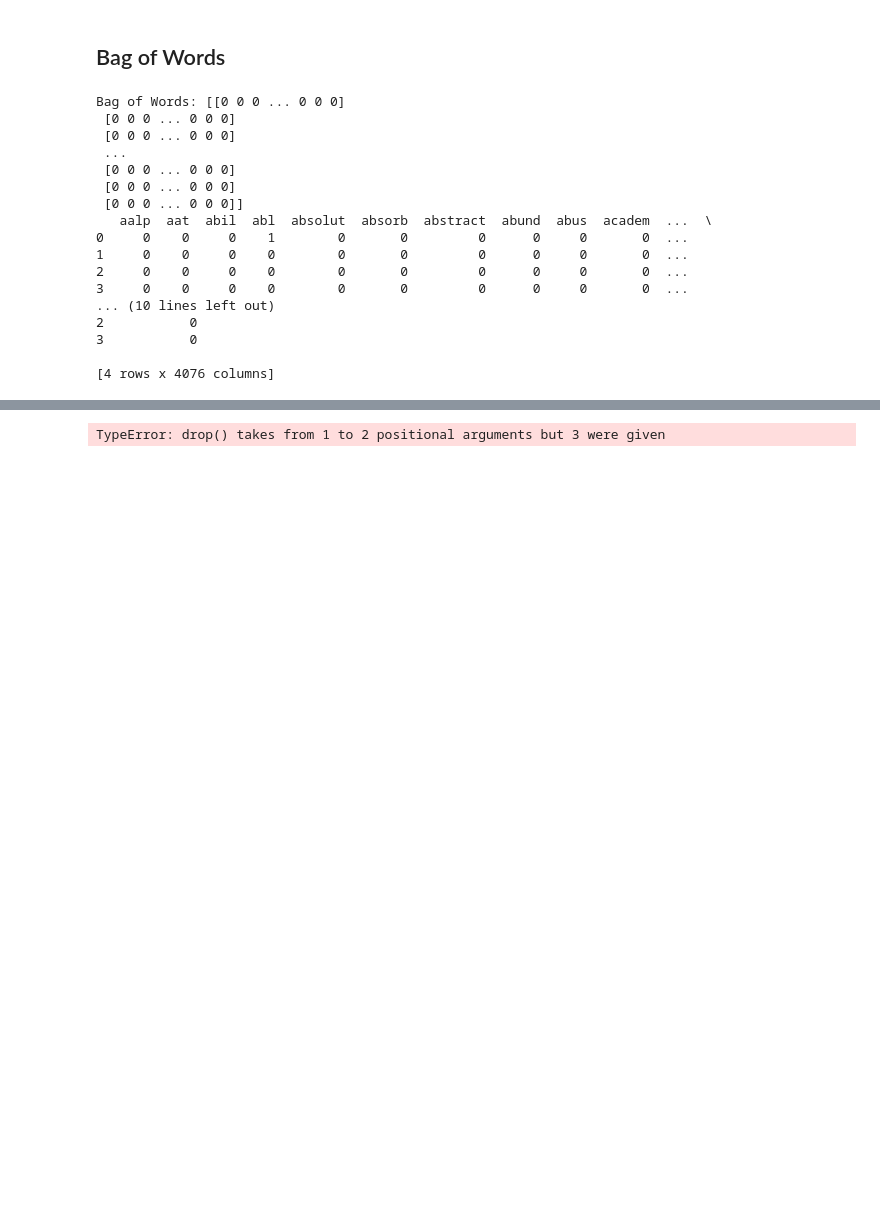
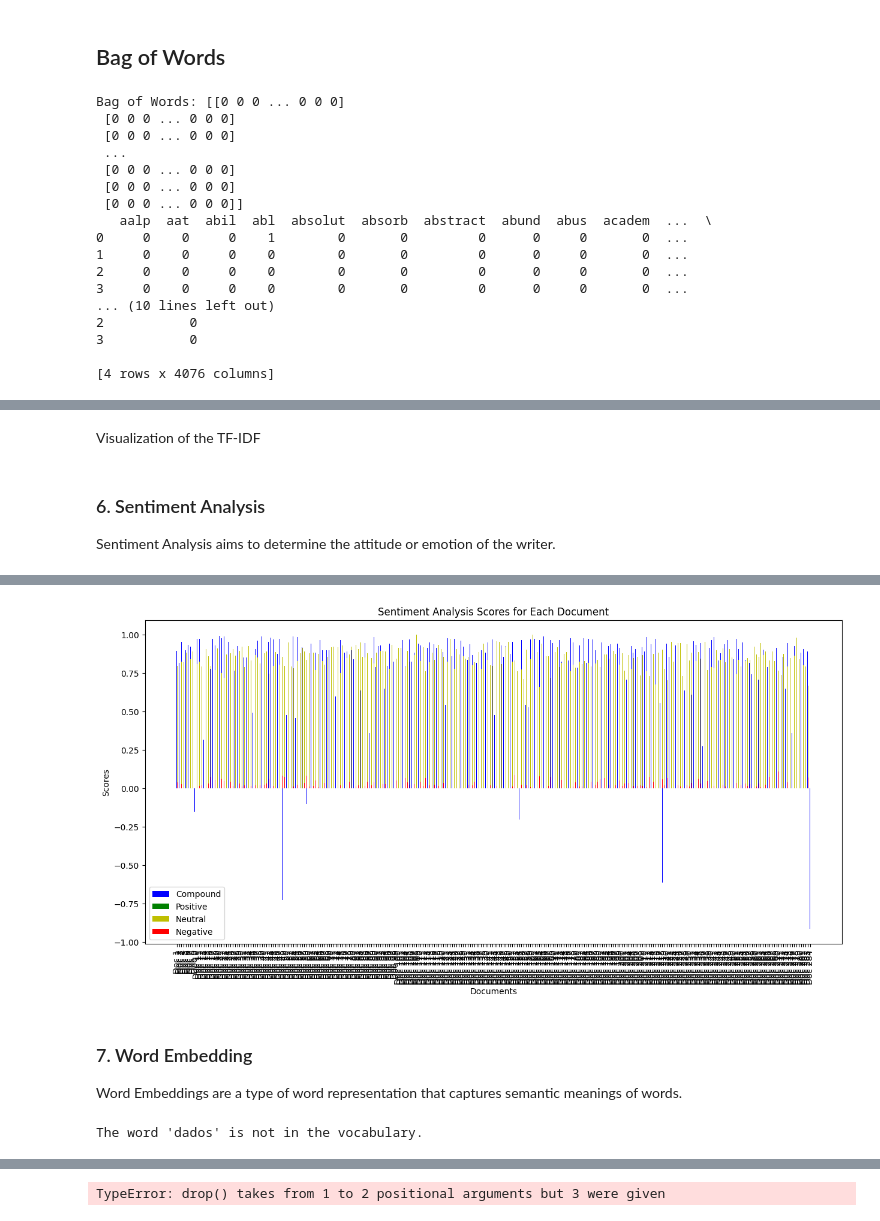
Before and after one commit to MartaFradique/project-icd, a Jupyter notebook: main.ipynb, the cells around one changed output, grey strips where cells are left out. Cells and saved outputs as stored; diff of their text form; code cells hidden in the pictures; blank space fills up the shorter version.

```diff
--- a/main.ipynb
+++ b/main.ipynb
@@ -426,0 +631,2 @@ KeyboardInterrupt:
+# %% [markdown]
+Visualization of the TF-IDF
@@ -426,0 +648,49 @@ KeyboardInterrupt:
+# %% [markdown]
+### 6. Sentiment Analysis
+Sentiment Analysis aims to determine the attitude or emotion of the writer.
+# %%
+import nltk
+from nltk.sentiment import SentimentIntensityAnalyzer
+import pandas as pd
+
+# Assuming 'Title' is the column name in your dataset
+documents = data['Title'].astype(str).tolist()
+
+# Download the VADER lexicon file
+nltk.download('vader_lexicon')
+
+# Initialize SentimentIntensityAnalyzer
+sia = SentimentIntensityAnalyzer()
+
+# Initialize lists to store sentiment components
+compound_scores = []
+positive_scores = []
+neutral_scores = []
+negative_scores = []
+
+# Analyze sentiment for each document in the list
+for doc in documents:
+    sentiment = sia.polarity_scores(doc)
+    compound_scores.append(sentiment['compound'])
+    positive_scores.append(sentiment['pos'])
+    neutral_scores.append(sentiment['neu'])
+    negative_scores.append(sentiment['neg'])
+
+# Create the plot
+labels = [f"Doc {i+1}" for i in range(len(documents))]
+x = range(len(labels))
+
+plt.figure(figsize=(15, 7))
+
+plt.bar(x, compound_scores, width=0.2, label='Compound', color='b', align='center')
+plt.bar(x, positive_scores, width=0.2, label='Positive', color='g', align='edge')
+plt.bar(x, neutral_scores, width=0.2, label='Neutral', color='y', align='edge')
+plt.bar(x, negative_scores, width=0.2, label='Negative', color='r', align='edge')
+
+plt.xlabel('Documents')
+plt.ylabel('Scores')
+plt.title('Sentiment Analysis Scores for Each Document')
+plt.xticks(x, labels, rotation='vertical')
+plt.legend()
+plt.show()
+# %% [output]
@@ -426,0 +699,24 @@ KeyboardInterrupt:
+[figure, added]
+# %% [markdown]
+### 7. Word Embedding
+Word Embeddings are a type of word representation that captures semantic meanings of words.
+# %%
+from gensim.models import Word2Vec
+from nltk.tokenize import word_tokenize
+
+# Assuming 'Title' is the column name in your dataset
+documents = data['Title'].astype(str).tolist()
+
+# Tokenize and lowercase each document in the documents list
+tokenized_documents = [word_tokenize(doc.lower()) for doc in documents]
+
+# Train a Word2Vec model
+model = Word2Vec(tokenized_documents, min_count=1)
+
+# Access the word embedding for the word 'dados'
+if 'dados' in model.wv:
+    print("Word Embedding for 'dados':", model.wv['dados'])
+else:
+    print("The word 'dados' is not in the vocabulary.")
+# %% [output]
+The word 'dados' is not in the vocabulary.
```
Also changed, not shown: parts of 35 cells of this notebook.
